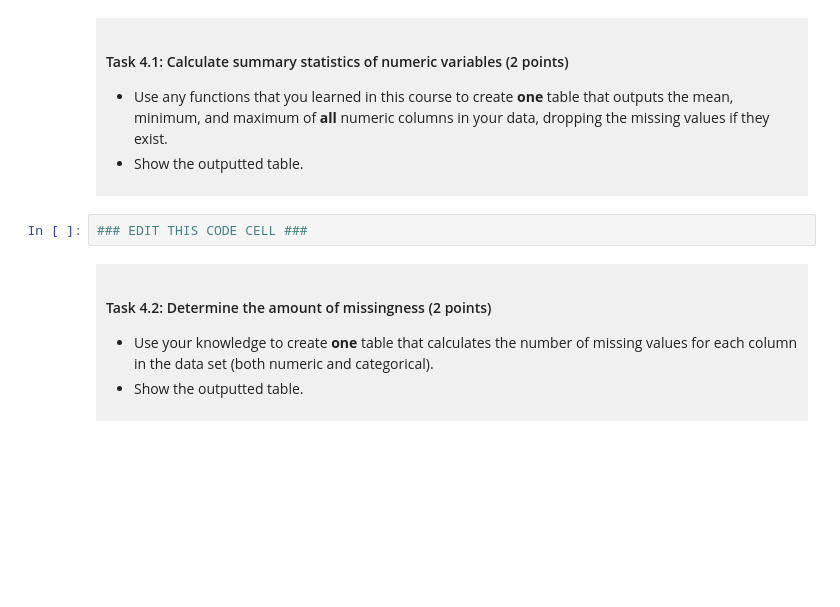
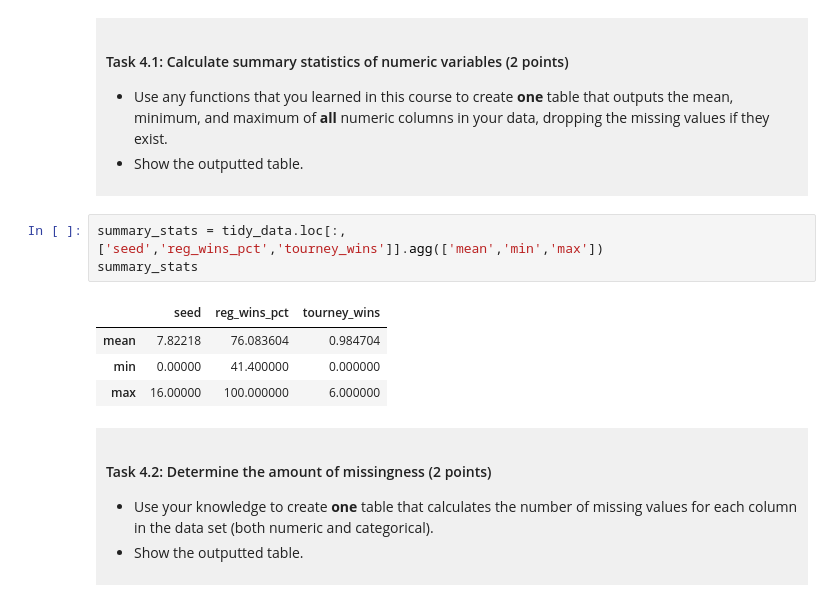
Before and after one commit to Mike47a/dsci-100-project-Mike-Xu, a Jupyter notebook: dsci-100-project-notebook (1).ipynb, the cells around one changed output. Cells and saved outputs as stored; diff of their text form; blank space fills up the shorter version.

```diff
--- a/dsci-100-project-notebook (1).ipynb
+++ b/dsci-100-project-notebook (1).ipynb
@@ -236,7 +236,13 @@ You will refine your research question (if needed) and produce a tidy data set.
 
 </div>
 # %%
-### EDIT THIS CODE CELL ###
+summary_stats = tidy_data.loc[:,['seed','reg_wins_pct','tourney_wins']].agg(['mean','min','max'])
+summary_stats
+# %% [output]
+|  | seed | reg_wins_pct | tourney_wins |
+| mean | 7.82218 | 76.083604 | 0.984704 |
+| min | 0.00000 | 41.400000 | 0.000000 |
+| max | 16.00000 | 100.000000 | 6.000000 |
 # %% [markdown]
 <div style="background-color: #f0f0f0; padding: 10px;">
 
```
Also changed, not shown: parts of 12 cells of this notebook.
